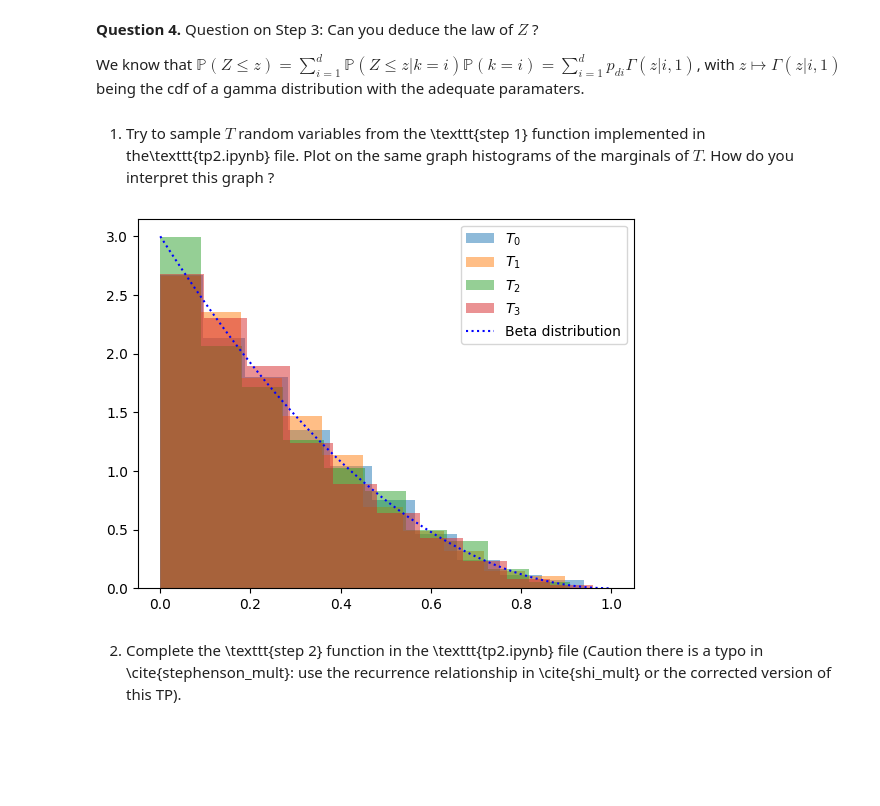
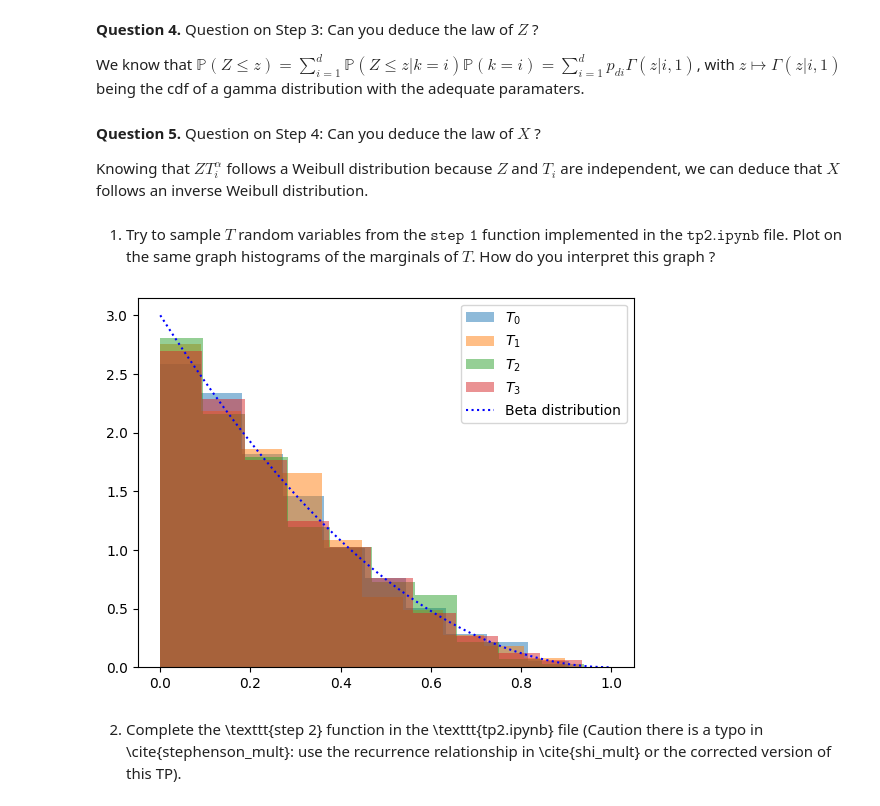
Before and after one commit to kerrianlc/EVT, a Jupyter notebook: tp2/homework4.ipynb, the cells around one changed output. Drawn from its saved outputs; the diff is of its cells as text; code cells hidden in the pictures; blank space fills up the shorter version.

Commit message:
modified last question in homework

```diff
--- a/tp2/homework4.ipynb
+++ b/tp2/homework4.ipynb
@@ -33,6 +37,10 @@ The law of $k= \sum\limits^d_{j=1} \chi_{U > \sum\limits^j_{i=1}p_{di}}$ is $\ma
 **Question 4.** Question on Step 3: Can you deduce the law of $Z$ ?
 
 We know that $\mathbb{P}(Z \leq z) = \sum\limits_{i=1}^d\mathbb{P}(Z \leq z | k=i)\mathbb{P}(k=i) = \sum\limits_{i=1}^dp_{di}\Gamma(z | i, 1)$, with $z\mapsto\Gamma(z | i,1)$ being the cdf of a gamma distribution with the adequate paramaters.
+# %% [markdown]
+**Question 5.** Question on Step 4: Can you deduce the law of $X$ ?
+
+Knowing that $ZT_i^\alpha$ follows a Weibull distribution because $Z$ and $T_i$ are independent, we can deduce that $X$ follows an inverse Weibull distribution.
 # %%
 import numpy as np
 from collections import defaultdict
@@ -66,19 +75,24 @@ def step_1(d):
 # T_values = step_1(d)
 # print("T values:", T_values)
 # %% [markdown]
-1. Try to sample $T$ random variables from the \texttt{step 1} function implemented in the\texttt{tp2.ipynb} file. Plot on the same graph histograms of the marginals of $T$. How do you interpret this graph ?
+1. Try to sample $T$ random variables from the $\texttt{step 1}$ function implemented in the $\texttt{tp2.ipynb}$ file. Plot on the same graph histograms of the marginals of $T$. How do you interpret this graph ?
 # %%
-
 N = 2000
 d = 4
 samples = np.concatenate([[step_1(d)] for _ in range(N)]).reshape(N, d)
 for i in range(d):
-    plt.hist(samples[:,i], alpha=0.5, bins=10, density=True, label=f"$T_{i}$")
-plt.plot(np.linspace(0, 1, 1000), (d-1)*(1 - np.linspace(0, 1, 1000))**(d-2), linestyle=":", color="blue", label="Beta distribution")
+    plt.hist(samples[:, i], alpha=0.5, bins=10, density=True, label=f"$T_{i}$")
+plt.plot(
+    np.linspace(0, 1, 1000),
+    (d - 1) * (1 - np.linspace(0, 1, 1000)) ** (d - 2),
+    linestyle=":",
+    color="blue",
+    label="Beta distribution",
+)
 plt.legend()
 plt.show()
 # %% [output]
-[figure, old version]
+[figure, new version]
 # %% [markdown]
 2. Complete the \texttt{step 2} function in the \texttt{tp2.ipynb} file (Caution there is a typo in \cite{stephenson_mult}: use the recurrence relationship in \cite{shi_mult} or the corrected version of this TP).
 # %%
```
Also changed, not shown: parts of 17 cells of this notebook.
